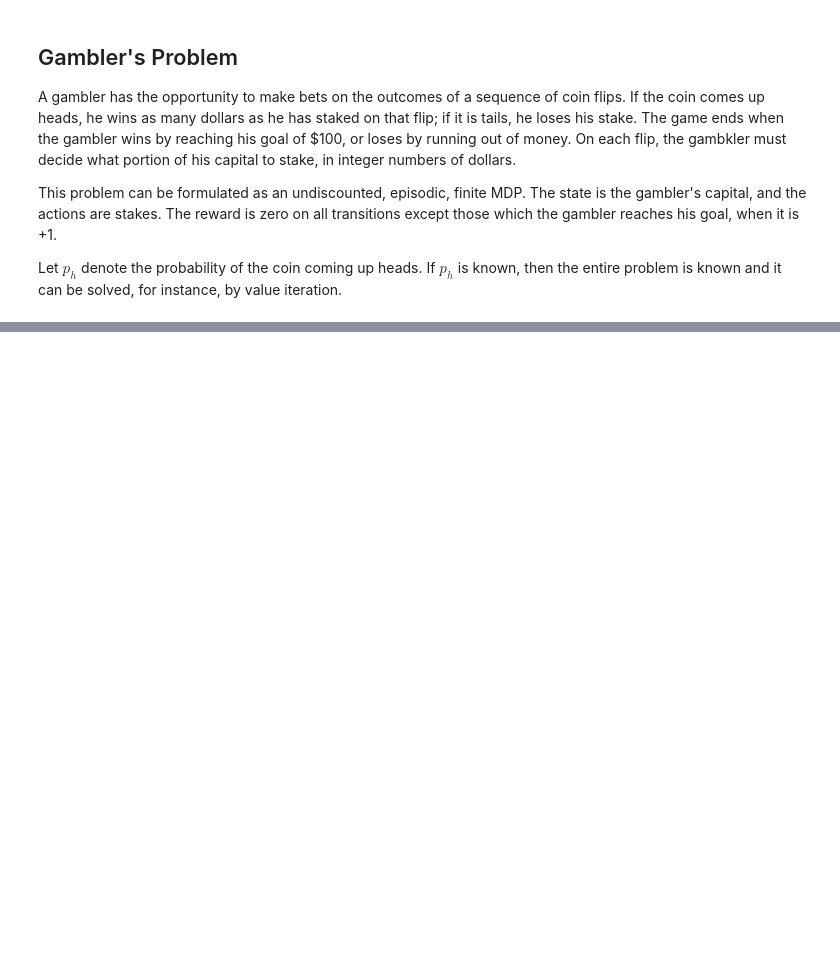
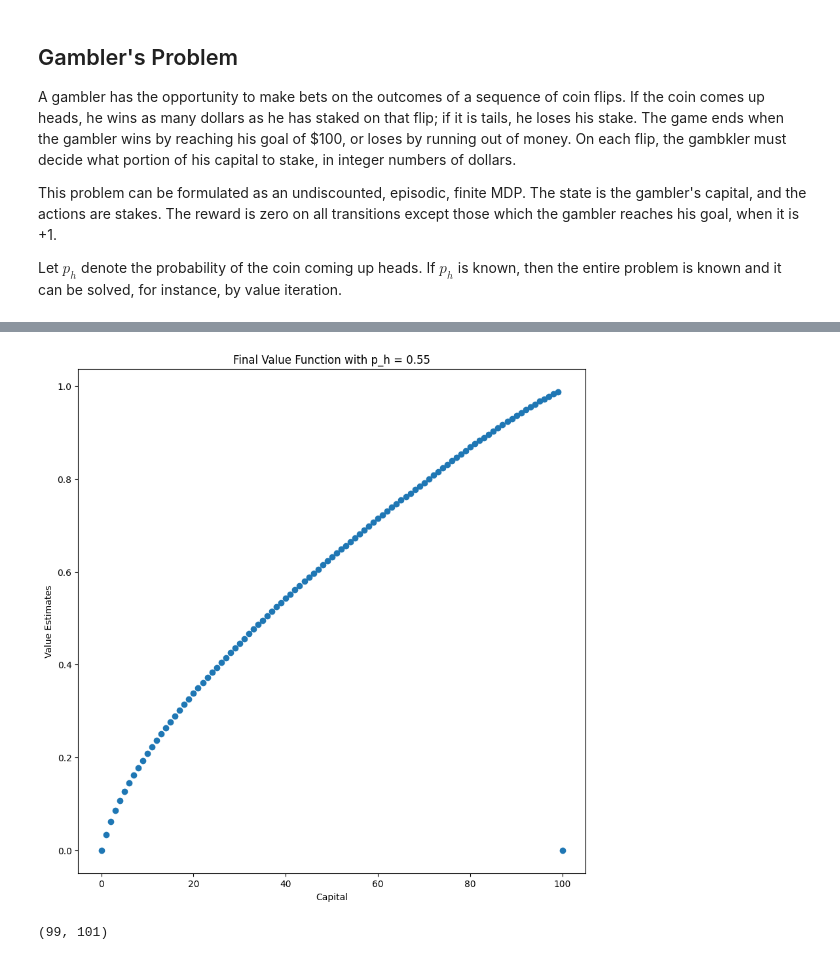
Before and after one commit to llorenscapotorres/Reinforcement-Learning, a Jupyter notebook: Dynamic_Programming/policy_iteration_lab.ipynb, the cells around one changed output, grey strips where cells are left out. Drawn from its saved outputs; the diff is of its cells as text; code cells hidden in the pictures; blank space fills up the shorter version.

Commit message:
Gambler's Problem Solution with Value Iteration Algorithm

```diff
--- a/Dynamic_Programming/policy_iteration_lab.ipynb
+++ b/Dynamic_Programming/policy_iteration_lab.ipynb
@@ -189,7 +189,7 @@ for s in states:
     if s in terminal_states:
         actions[s] = []
     else:
-        actions[s] = range(1, min(s, 100 - s))
+        actions[s] = range(1, min(s, 100 - s) + 1)
 # REWARD
 reward = {s: 1 if s == 100 else 0 for s in states}
 # Probability of heads
@@ -209,0 +225,13 @@ Policy Evaluation converged in 1 iterations.
+# %%
+plt.figure(figsize=(10, 10))
+plt.scatter(states, V.values())
+plt.xlabel('Capital')
+plt.ylabel('Value Estimates')
+plt.title(f'Final Value Function with p_h = {p_h}')
+plt.show()
+# %% [output]
+[figure, added]
+# %%
+len(policy.values()), len(states)
+# %% [output]
+(99, 101)
```
Also changed, not shown: parts of 2 cells of this notebook.
